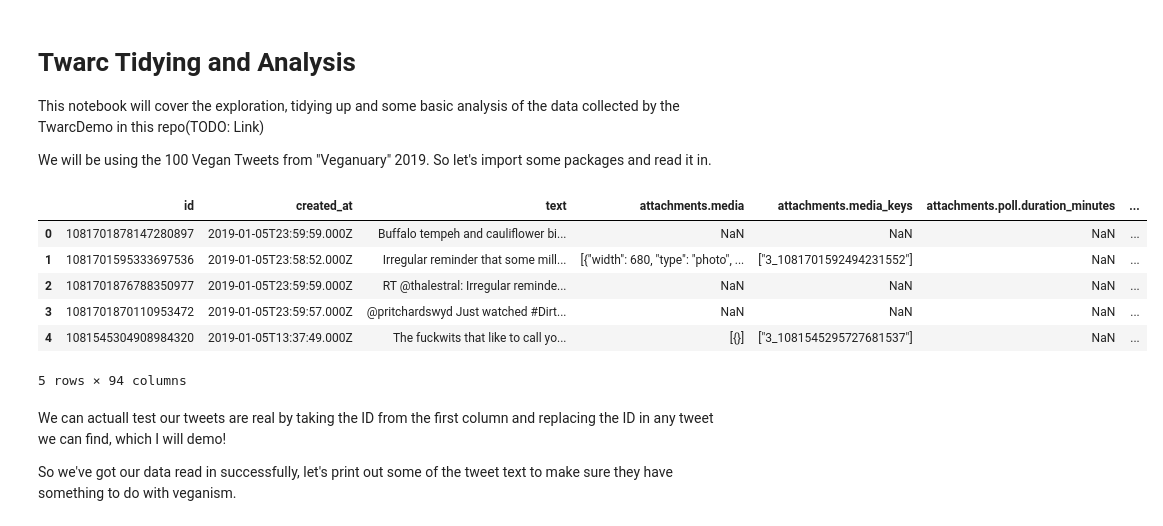
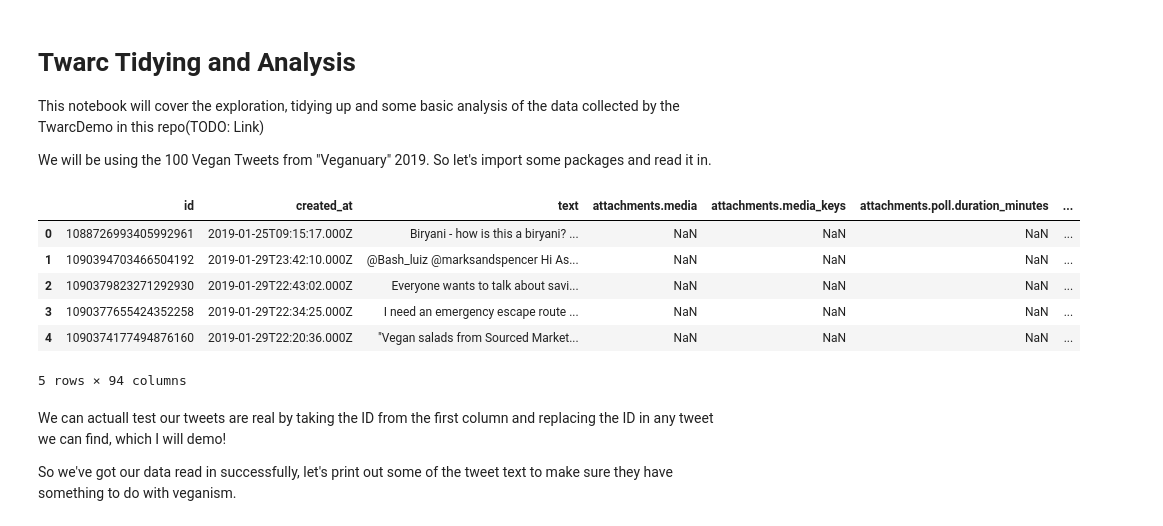
Before and after one commit to UKDataServiceOpen/working-with-twitter-data, a Jupyter notebook: TidyingDemo.ipynb, the cells around one changed output. Cells and saved outputs as stored; diff of their text form; code cells hidden in the pictures.

```diff
--- a/TidyingDemo.ipynb
+++ b/TidyingDemo.ipynb
@@ -16,16 +21,16 @@ import numpy as np # Support for matrices, and other table-like shapes
 # %%
 # Read our data into a dataframe using pandas
-data = pd.read_csv('data/100VeganLondonJan2019.csv')
+data = pd.read_csv('data/demoData2.csv')
 
 # The head function prints out the first 5 rows.
 data.head()
 # %% [output]
 |  | id | created_at | text | attachments.media | attachments.media_keys | attachments.poll.duration_minutes | ... |
-| 0 | 1081701878147280897 | 2019-01-05T23:59:59.000Z | Buffalo tempeh and cauliflower bi... | NaN | NaN | NaN | ... |
-| 1 | 1081701595333697536 | 2019-01-05T23:58:52.000Z | Irregular reminder that some mill... | [{"width": 680, "type": "photo", ... | ["3_1081701592494231552"] | NaN | ... |
-| 2 | 1081701876788350977 | 2019-01-05T23:59:59.000Z | RT @thalestral: Irregular reminde... | NaN | NaN | NaN | ... |
-| 3 | 1081701870110953472 | 2019-01-05T23:59:57.000Z | @pritchardswyd Just watched #Dirt... | NaN | NaN | NaN | ... |
-| 4 | 1081545304908984320 | 2019-01-05T13:37:49.000Z | The fuckwits that like to call yo... | [{}] | ["3_1081545295727681537"] | NaN | ... |
+| 0 | 1088726993405992961 | 2019-01-25T09:15:17.000Z | Biryani - how is this a biryani? ... | NaN | NaN | NaN | ... |
+| 1 | 1090394703466504192 | 2019-01-29T23:42:10.000Z | @Bash_luiz @marksandspencer Hi As... | NaN | NaN | NaN | ... |
+| 2 | 1090379823271292930 | 2019-01-29T22:43:02.000Z | Everyone wants to talk about savi... | NaN | NaN | NaN | ... |
+| 3 | 1090377655424352258 | 2019-01-29T22:34:25.000Z | I need an emergency escape route ... | NaN | NaN | NaN | ... |
+| 4 | 1090374177494876160 | 2019-01-29T22:20:36.000Z | "Vegan salads from Sourced Market... | NaN | NaN | NaN | ... |
 5 rows × 94 columns
 # %% [markdown]
 We can actuall test our tweets are real by taking the ID from the first column and replacing the ID in any tweet we can find, which I will demo!
```
Also changed, not shown: parts of 43 cells of this notebook, 10 other files.
